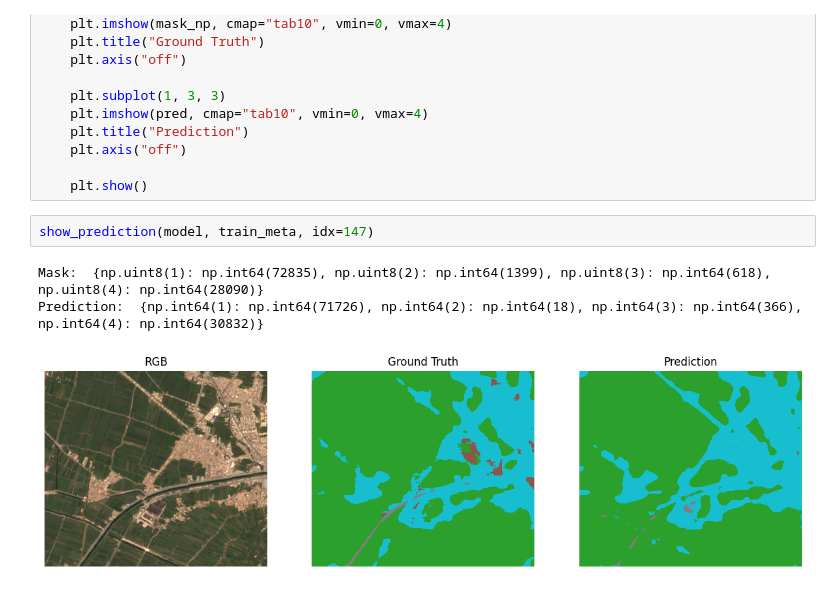
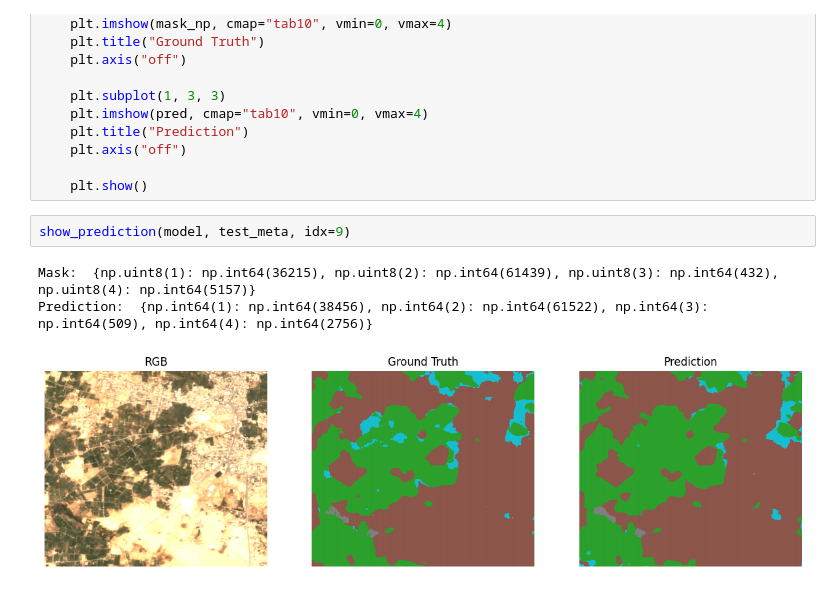
Before and after one commit to Mohamed-Ashraf273/satellite-imagery, a Jupyter notebook: train_p2.ipynb, the cells around one changed output. Cells and saved outputs as stored; diff of their text form.

Commit message:
update dl model

```diff
--- a/train_p2.ipynb
+++ b/train_p2.ipynb
@@ -549,8 +573,8 @@ def show_prediction(model, split_df, idx=0):
 
     plt.show()
 # %%
-show_prediction(model, train_meta, idx=147)
+show_prediction(model, test_meta, idx=9)
 # %% [output]
-Mask:  {np.uint8(1): np.int64(72835), np.uint8(2): np.int64(1399), np.uint8(3): np.int64(618), np.uint8(4): np.int64(28090)}
-Prediction:  {np.int64(1): np.int64(71726), np.int64(2): np.int64(18), np.int64(3): np.int64(366), np.int64(4): np.int64(30832)}
+Mask:  {np.uint8(1): np.int64(36215), np.uint8(2): np.int64(61439), np.uint8(3): np.int64(432), np.uint8(4): np.int64(5157)}
+Prediction:  {np.int64(1): np.int64(38456), np.int64(2): np.int64(61522), np.int64(3): np.int64(509), np.int64(4): np.int64(2756)}
-[figure, old version]
+[figure, new version]
```
Also changed, not shown: parts of 8 cells of this notebook, 3 other files.
